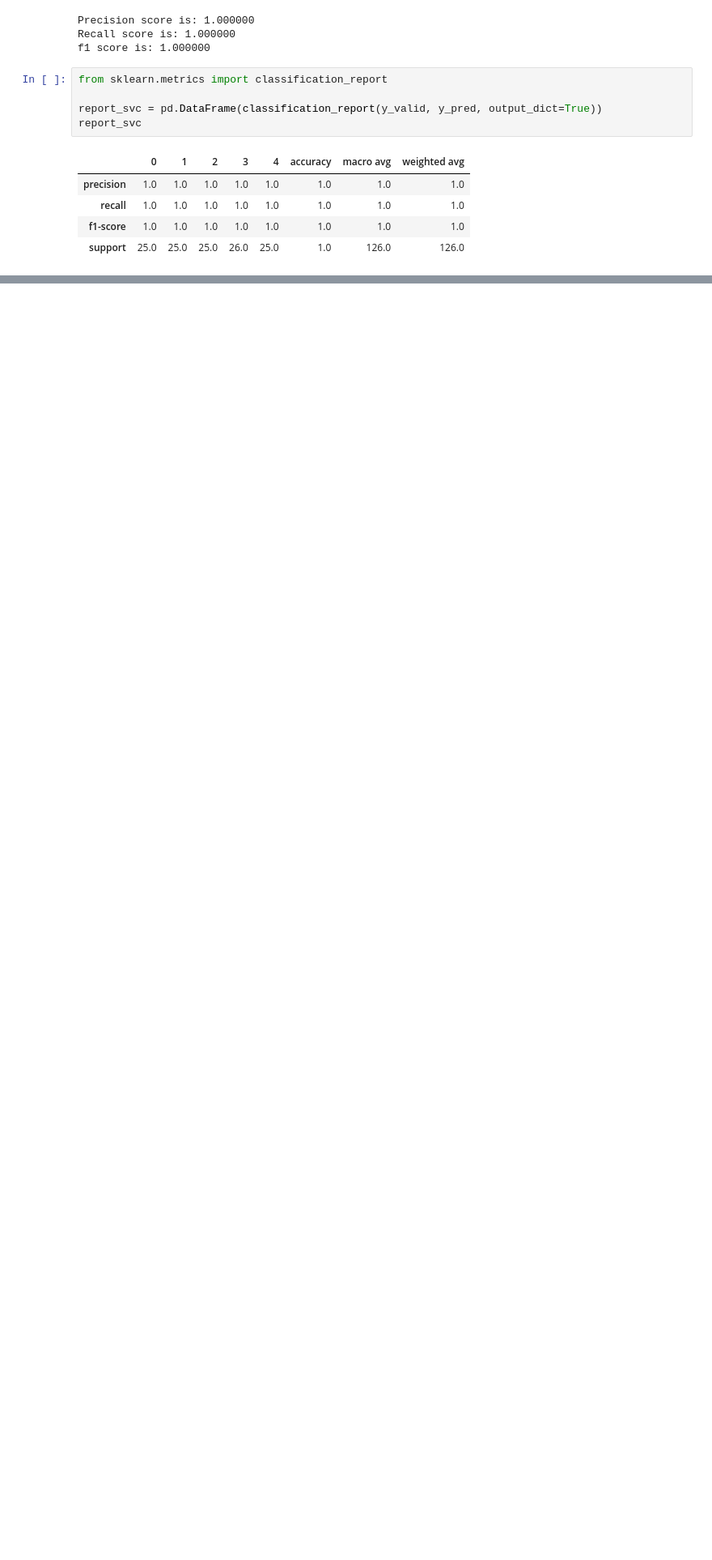
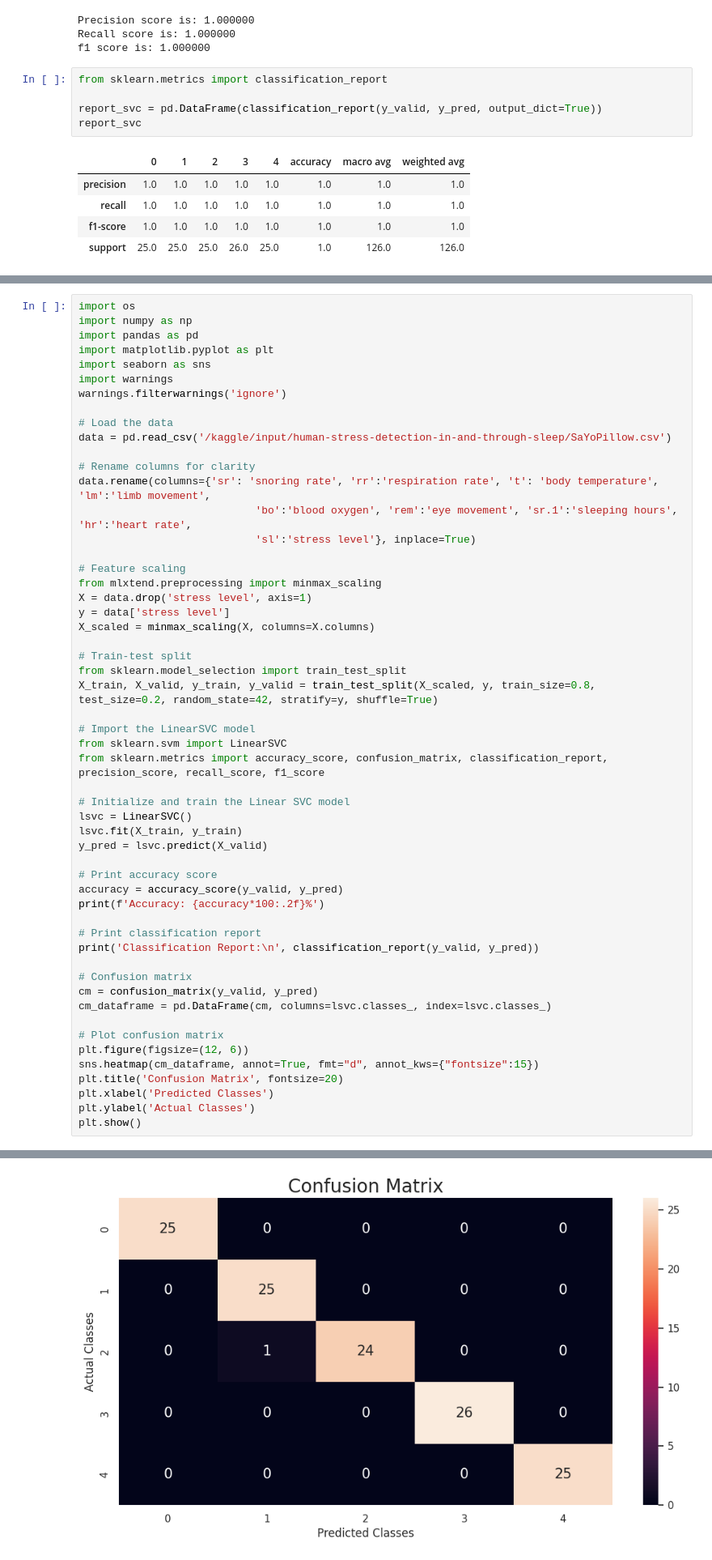
Before and after one commit to mvagusta1000/suman-ml-project, a Jupyter notebook: human-stress-detection.ipynb, the cells around one changed output, grey strips where cells are left out. Shown at 81% size. Cells and saved outputs as stored; diff of their text form; blank space fills up the shorter version.

Commit message:
Kaggle Notebook | suman ml project | Version 2

```diff
--- a/human-stress-detection.ipynb
+++ b/human-stress-detection.ipynb
@@ -441,0 +480,55 @@ Validation Accuracy: 97.62%
+# %%
+import os
+import numpy as np
+import pandas as pd
+import matplotlib.pyplot as plt
+import seaborn as sns
+import warnings
+warnings.filterwarnings('ignore')
+
+# Load the data
+data = pd.read_csv('/kaggle/input/human-stress-detection-in-and-through-sleep/SaYoPillow.csv')
+
+# Rename columns for clarity
+data.rename(columns={'sr': 'snoring rate', 'rr':'respiration rate', 't': 'body temperature', 'lm':'limb movement',
+                            'bo':'blood oxygen', 'rem':'eye movement', 'sr.1':'sleeping hours', 'hr':'heart rate',
+                            'sl':'stress level'}, inplace=True)
+
+# Feature scaling
+from mlxtend.preprocessing import minmax_scaling
+X = data.drop('stress level', axis=1)
+y = data['stress level']
+X_scaled = minmax_scaling(X, columns=X.columns)
+
+# Train-test split
+from sklearn.model_selection import train_test_split
+X_train, X_valid, y_train, y_valid = train_test_split(X_scaled, y, train_size=0.8, test_size=0.2, random_state=42, stratify=y, shuffle=True)
+
+# Import the LinearSVC model
+from sklearn.svm import LinearSVC
+from sklearn.metrics import accuracy_score, confusion_matrix, classification_report, precision_score, recall_score, f1_score
+
+# Initialize and train the Linear SVC model
+lsvc = LinearSVC()
+lsvc.fit(X_train, y_train)
+y_pred = lsvc.predict(X_valid)
+
+# Print accuracy score
+accuracy = accuracy_score(y_valid, y_pred)
+print(f'Accuracy: {accuracy*100:.2f}%')
+
+# Print classification report
+print('Classification Report:\n', classification_report(y_valid, y_pred))
+
+# Confusion matrix
+cm = confusion_matrix(y_valid, y_pred)
+cm_dataframe = pd.DataFrame(cm, columns=lsvc.classes_, index=lsvc.classes_)
+
+# Plot confusion matrix
+plt.figure(figsize=(12, 6))
+sns.heatmap(cm_dataframe, annot=True, fmt="d", annot_kws={"fontsize":15})
+plt.title('Confusion Matrix', fontsize=20)
+plt.xlabel('Predicted Classes')
+plt.ylabel('Actual Classes')
+plt.show()
+# %% [output]
@@ -441,0 +548 @@ Validation Accuracy: 97.62%
+[figure, added]
```
Also changed, not shown: parts of 18 cells of this notebook.
